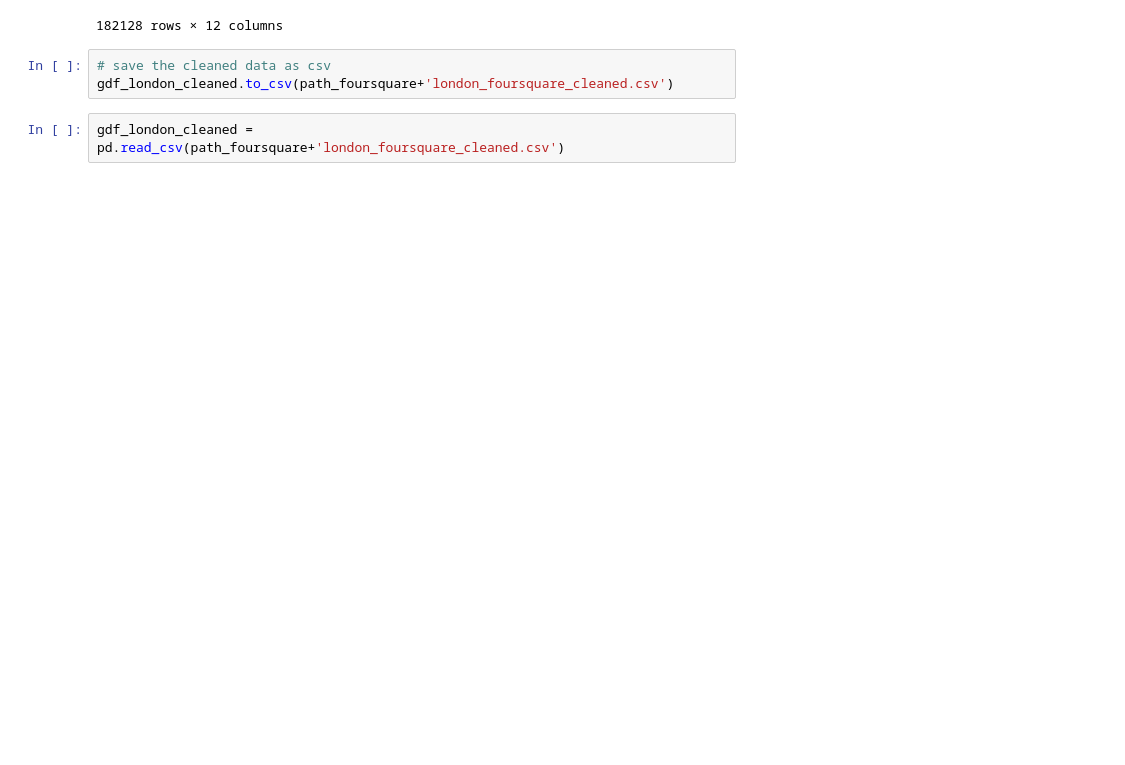
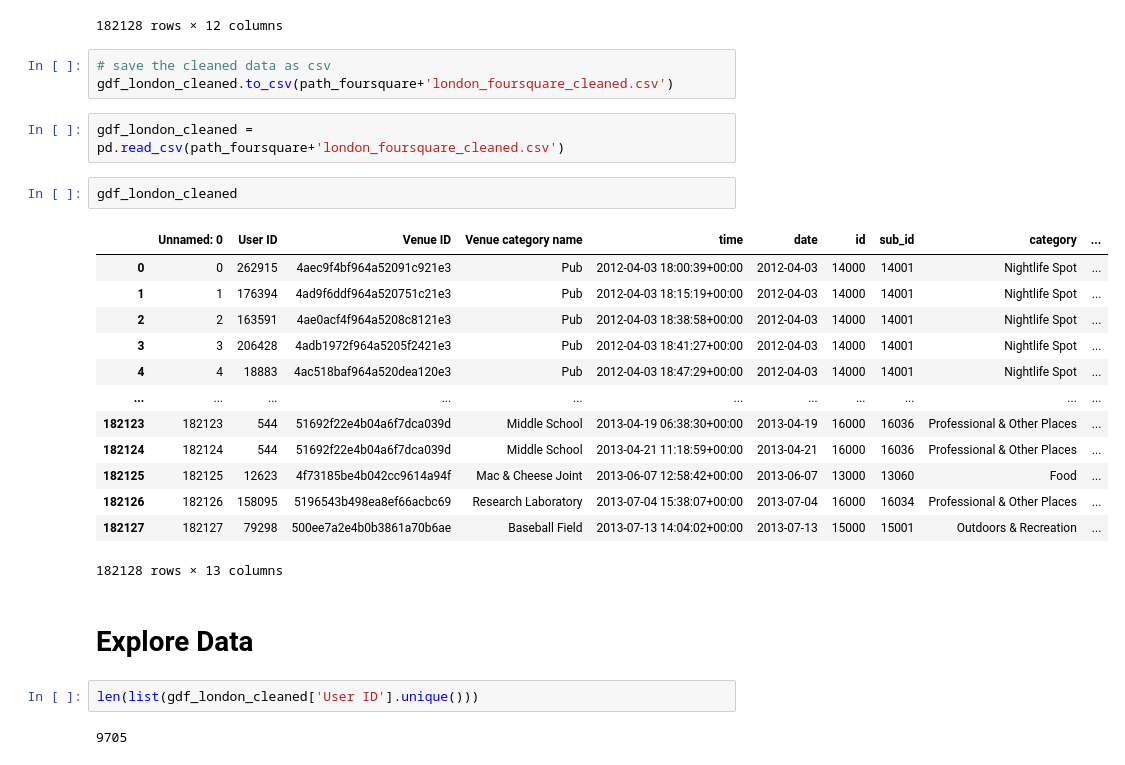
Before and after one commit to leyixu21/Semantic-Trajectory, a Jupyter notebook: clean_foursquare_data.ipynb, the cells around one changed output. Saved outputs shown, nothing was run; the diff lists cells and outputs as text; blank space fills up the shorter version.

```diff
--- a/clean_foursquare_data.ipynb
+++ b/clean_foursquare_data.ipynb
@@ -921,3 +868,25 @@ gdf_london_cleaned
 gdf_london_cleaned.to_csv(path_foursquare+'london_foursquare_cleaned.csv')
 # %%
 gdf_london_cleaned = pd.read_csv(path_foursquare+'london_foursquare_cleaned.csv')
+# %%
+gdf_london_cleaned
+# %% [output]
+|  | Unnamed: 0 | User ID | Venue ID | Venue category name | time | date | id | sub_id | category | ... |
+| 0 | 0 | 262915 | 4aec9f4bf964a52091c921e3 | Pub | 2012-04-03 18:00:39+00:00 | 2012-04-03 | 14000 | 14001 | Nightlife Spot | ... |
+| 1 | 1 | 176394 | 4ad9f6ddf964a520751c21e3 | Pub | 2012-04-03 18:15:19+00:00 | 2012-04-03 | 14000 | 14001 | Nightlife Spot | ... |
+| 2 | 2 | 163591 | 4ae0acf4f964a5208c8121e3 | Pub | 2012-04-03 18:38:58+00:00 | 2012-04-03 | 14000 | 14001 | Nightlife Spot | ... |
+| 3 | 3 | 206428 | 4adb1972f964a5205f2421e3 | Pub | 2012-04-03 18:41:27+00:00 | 2012-04-03 | 14000 | 14001 | Nightlife Spot | ... |
+| 4 | 4 | 18883 | 4ac518baf964a520dea120e3 | Pub | 2012-04-03 18:47:29+00:00 | 2012-04-03 | 14000 | 14001 | Nightlife Spot | ... |
+| ... | ... | ... | ... | ... | ... | ... | ... | ... | ... | ... |
+| 182123 | 182123 | 544 | 51692f22e4b04a6f7dca039d | Middle School | 2013-04-19 06:38:30+00:00 | 2013-04-19 | 16000 | 16036 | Professional & Other Places | ... |
+| 182124 | 182124 | 544 | 51692f22e4b04a6f7dca039d | Middle School | 2013-04-21 11:18:59+00:00 | 2013-04-21 | 16000 | 16036 | Professional & Other Places | ... |
+| 182125 | 182125 | 12623 | 4f73185be4b042cc9614a94f | Mac & Cheese Joint | 2013-06-07 12:58:42+00:00 | 2013-06-07 | 13000 | 13060 | Food | ... |
+| 182126 | 182126 | 158095 | 5196543b498ea8ef66acbc69 | Research Laboratory | 2013-07-04 15:38:07+00:00 | 2013-07-04 | 16000 | 16034 | Professional & Other Places | ... |
+| 182127 | 182127 | 79298 | 500ee7a2e4b0b3861a70b6ae | Baseball Field | 2013-07-13 14:04:02+00:00 | 2013-07-13 | 15000 | 15001 | Outdoors & Recreation | ... |
+182128 rows × 13 columns
+# %% [markdown]
+# Explore Data
+# %%
+len(list(gdf_london_cleaned['User ID'].unique()))
+# %% [output]
+9705
```
Also changed, not shown: parts of 30 cells of this notebook.
